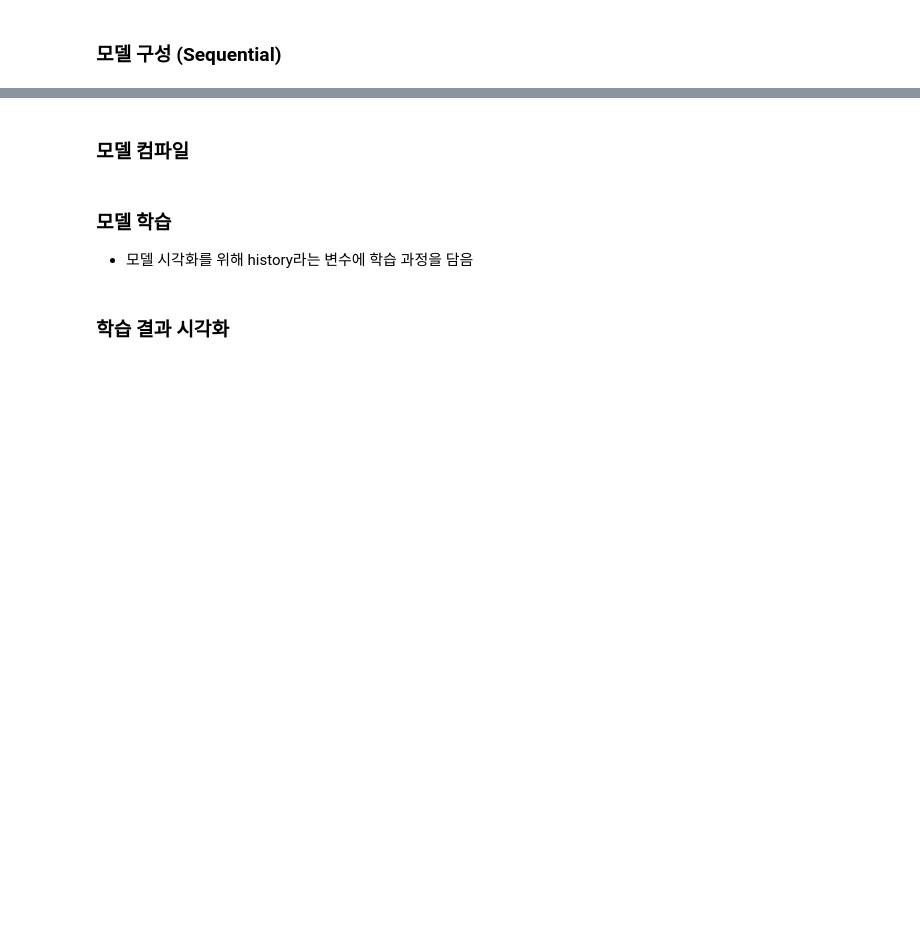
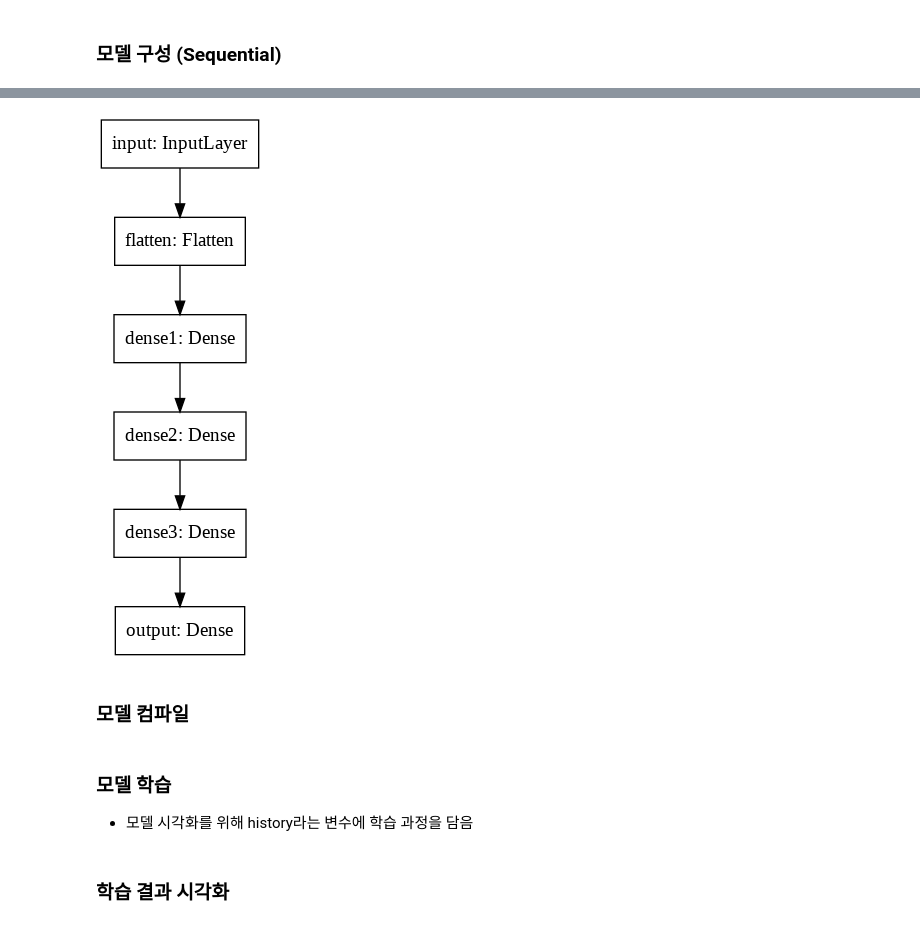
Before and after one commit to toot09/keras_basic, a Jupyter notebook: Keras_basic.ipynb, the cells around one changed output, grey strips where cells are left out. Saved outputs shown, nothing was run; the diff lists cells and outputs as text; code cells hidden in the pictures; blank space fills up the shorter version.

```diff
--- a/Keras_basic.ipynb
+++ b/Keras_basic.ipynb
@@ -685,2 +713,10 @@ plt.imshow(img)
 # %% [markdown]
 ### 모델 구성 (Sequential)
+# %%
+model = Sequential([Input(shape=(28,28), name='input'),
+                    Flatten(input_shape=[28,28], name='flatten'),
+                    Dense(100, activation='relu', name='dense1'),
+                    Dense(64, activation='relu', name='dense2'),
+                    Dense(32, activation='relu', name='dense3'),
+                    # softmax 마지막 output은 숫자 답이 10개 이므로 unit은 10으로 함
+                    Dense(10, activation='softmax', name='output')])
@@ -687,3 +746,7 @@ plt.imshow(img)
+# %%
+plot_model(model)
+# %% [output]
+[figure, added]
 # %% [markdown]
 ### 모델 컴파일
 # %% [markdown]
```
Also changed, not shown: parts of 6 cells of this notebook.
